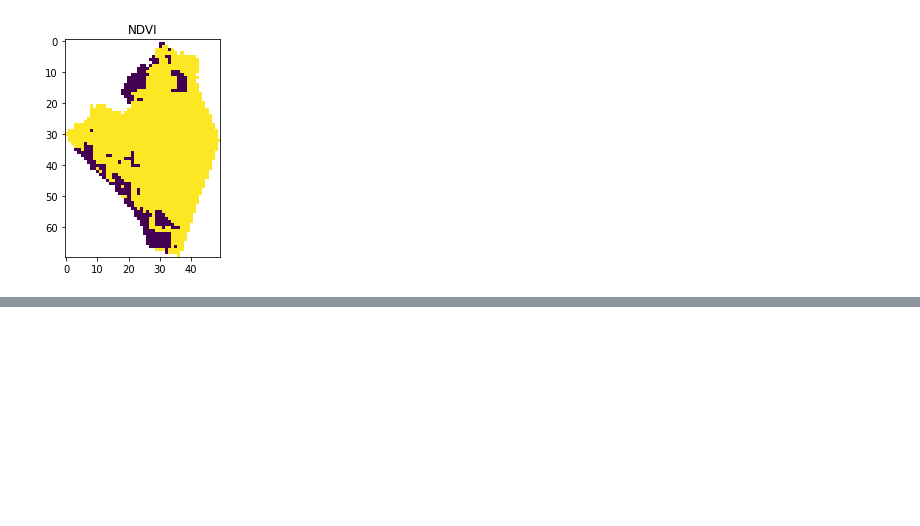
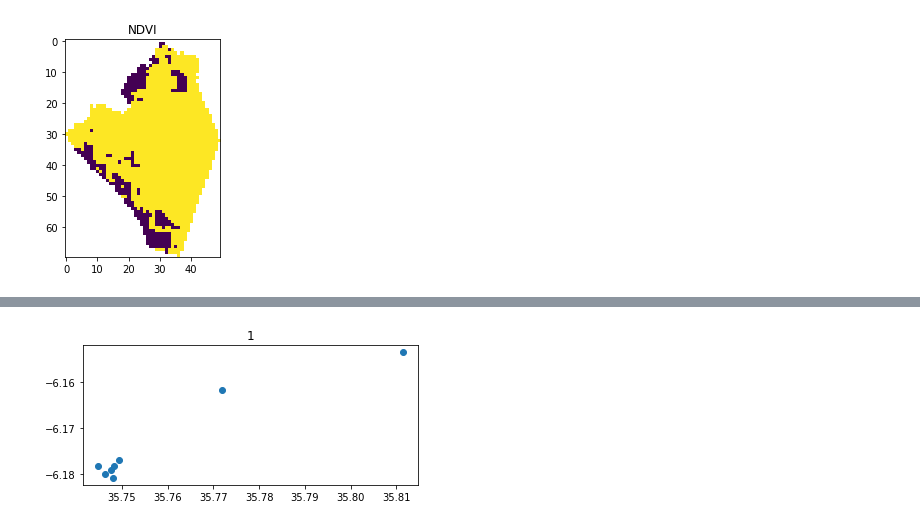
Before and after one commit to MARS-Group-HAW/esida-db, a Jupyter notebook: notebooks/Untitled.ipynb, the cells around one changed output, grey strips where cells are left out. Saved outputs shown, nothing was run; the diff lists cells and outputs as text; code cells hidden in the pictures; blank space fills up the shorter version.

```diff
--- a/notebooks/Untitled.ipynb
+++ b/notebooks/Untitled.ipynb
@@ -361,3 +363,17 @@ plt.title("NDVI")
 plt.show()
 # %% [output]
 [figure]
+# %%
+sql = "SELECT * FROM shape WHERE type IN('region', 'district')"
+#sql = "SELECT * FROM shape WHERE name = 'Mjini'"
+
+gdf = geopandas.GeoDataFrame.from_postgis(
+    sql,
+    get_engine(), geom_col='geometry')
+shapes = []
+for _, row in gdf.iterrows():
+    shapes.append({
+        'id':       row['id'],
+        'name':     row['name'],
+        'geometry': row['geometry'],
+    })
@@ -363,0 +402,19 @@ plt.show()
+# %%
+for shape in shapes[:1]:
+
+    if "geometry" in shape:
+        mask = [shape['geometry']]
+    elif "file" in shape:
+        with fiona.open(shape['file'], "r") as shapefile:
+            mask = [feature["geometry"] for feature in shapefile]
+    else:
+        raise ValueError("No geometry found for given shape.")
+
+
+    # clip to only facilities within area of interest
+    dfx = df[df['geometry'].within(mask[0])]
+    dfx.plot()
+    plt.title(shape['id'])
+    plt.show()
+# %% [output]
+[figure, added]
```
Also changed, not shown: parts of 5 cells of this notebook.
